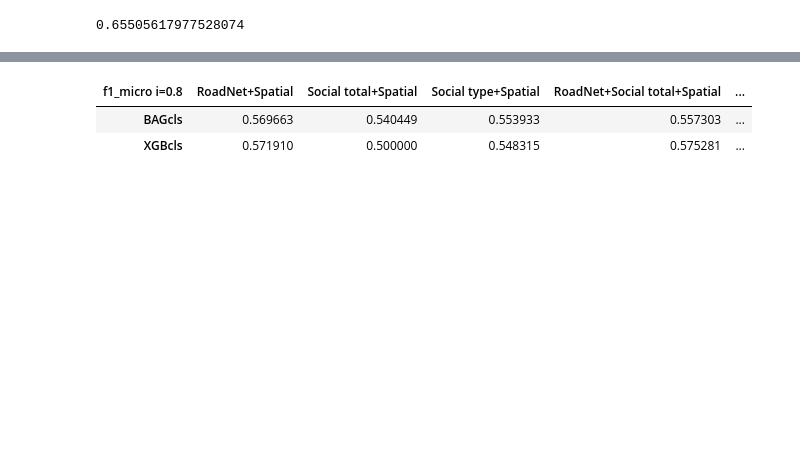
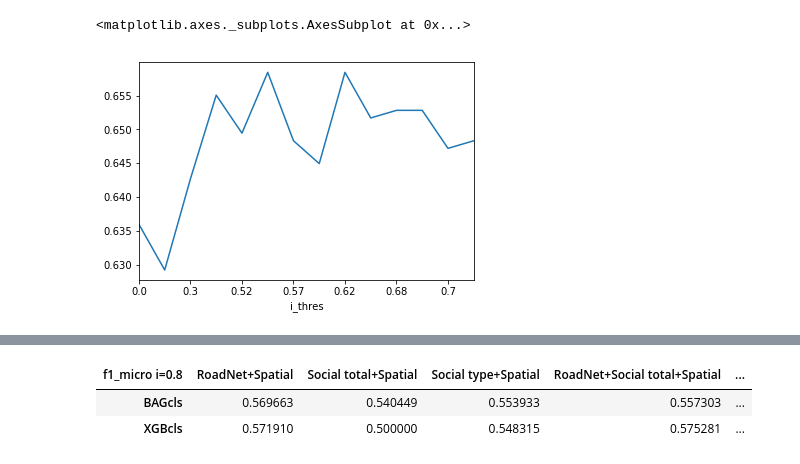
Before and after one commit to JHWu92/cysf_pred, a Jupyter notebook: report exp8-spatial-thres-i-1001.ipynb, the cells around one changed output, grey strips where cells are left out. Drawn from its saved outputs; the diff is of its cells as text; code cells hidden in the pictures; blank space fills up the shorter version.

```diff
--- a/report exp8-spatial-thres-i-1001.ipynb
+++ b/report exp8-spatial-thres-i-1001.ipynb
@@ -63,7 +68,8 @@ f1_choices = ['test_f1_weighted', 'test_f1_macro', 'test_f1_micro']
 keys = ['model_name', 'i_thres', 'ftr_combo_name']
 means = eval_res.groupby(keys).mean()[f1_choices]
 stds = eval_res.groupby(keys).std()[f1_choices]
-# %%
-means.test_f1_micro.max()
-# %% [output]
-0.65505617977528074
+# %%
+means[means.index.get_level_values(1)!='Only'].groupby('i_thres').apply(lambda x: x.test_f1_micro.max()).plot()
+# %% [output]
+<matplotlib.axes._subplots.AxesSubplot at 0x...>
+[figure, added]
```
Also changed, not shown: parts of 9 cells of this notebook.
